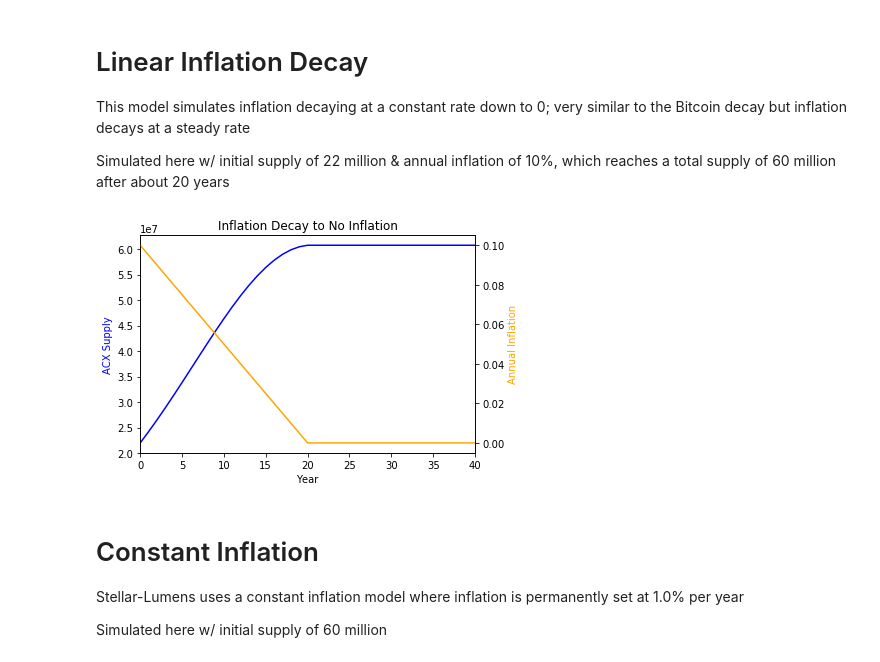
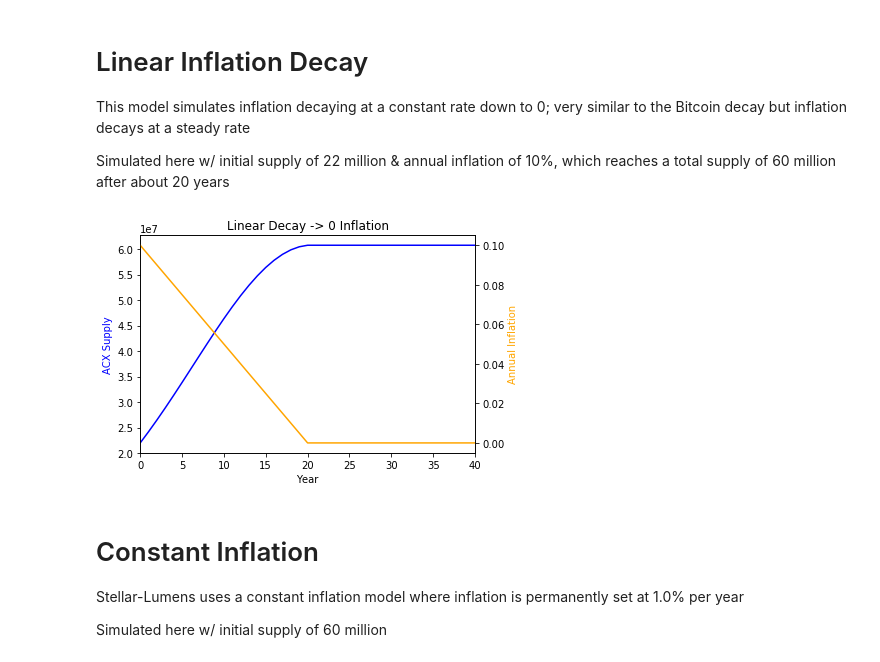
Before and after one commit to orishim/decay_simulations, a Jupyter notebook: decay_simulator.ipynb, the cells around one changed output. Cells and saved outputs as stored; diff of their text form; code cells hidden in the pictures.

Commit message:
title changes

```diff
--- a/decay_simulator.ipynb
+++ b/decay_simulator.ipynb
@@ -86,14 +83,14 @@ Simulated here w/ initial supply of 22 million & annual inflation of 10%, which
 # %%
 initial_supply = 22000000
 initial_infl = 0.1
 decay_rate = 0.005
 target_infl = 0
 values = []
 inflation_decay(0, initial_supply, initial_infl)
-title = 'Inflation Decay to No Inflation'
+title = 'Linear Decay -> 0 Inflation'
 graph_it(title, 'year','Year', 'supply', 'ACX Supply', 'inflation', 'Annual Inflation')
 # %% [output]
-[figure, old version]
+[figure, new version]
 # %% [markdown]
 # Constant Inflation
 Stellar-Lumens uses a constant inflation model where inflation is permanently set at 1.0% per year
```
Also changed, not shown: parts of 4 cells of this notebook.
